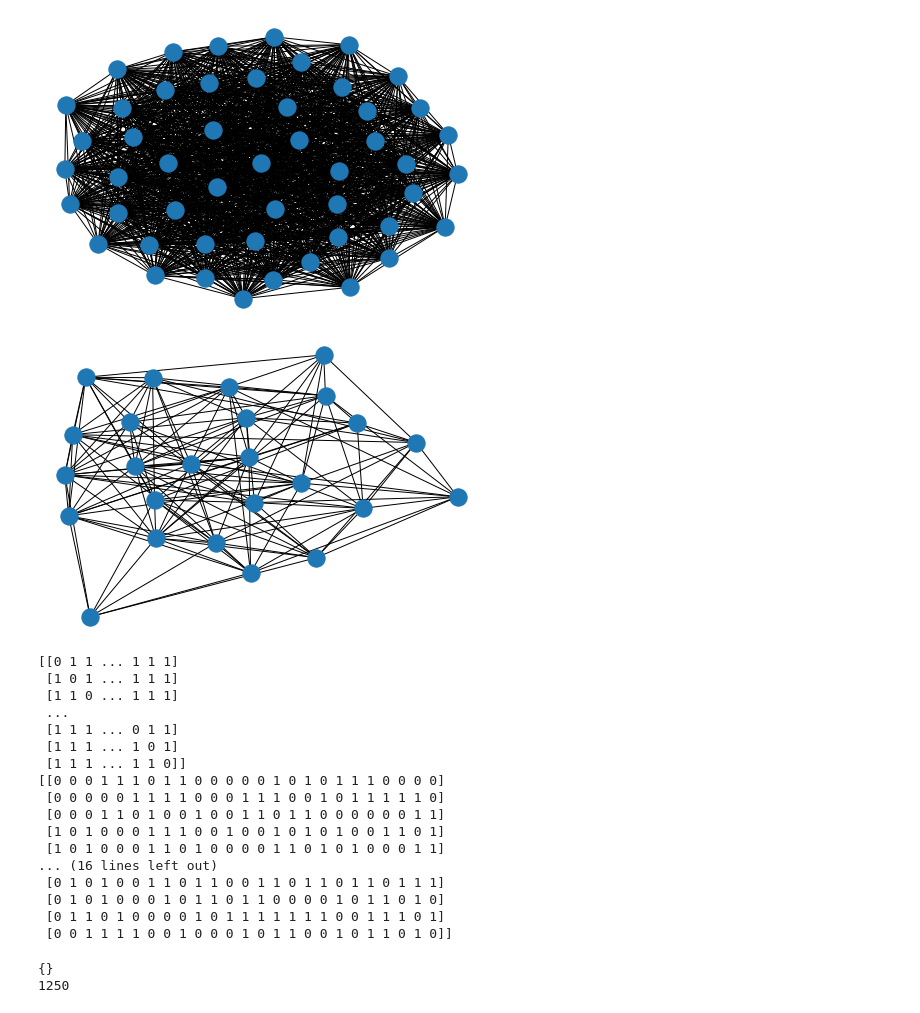
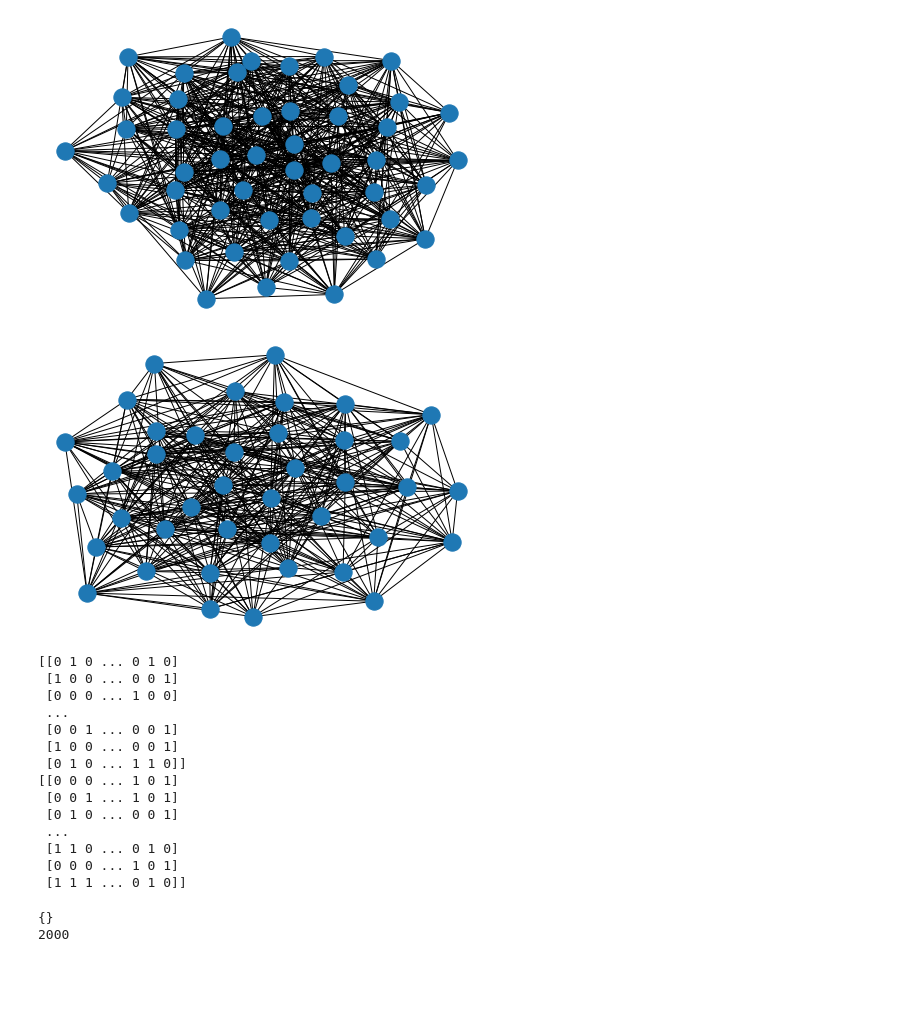
Before and after one commit to rajeshkpandey/AWESOME-FER, a Jupyter notebook: Epidemics_ABM.ipynb, the cells around one changed output. Saved outputs shown, nothing was run; the diff lists cells and outputs as text; code cells hidden in the pictures; blank space fills up the shorter version.

```diff
--- a/Epidemics_ABM.ipynb
+++ b/Epidemics_ABM.ipynb
@@ -3,36 +3,36 @@
 # %%
 #Erdos-Renyi Graph in Networkx
 import random
 import copy
 from networkx import nx
 import matplotlib.pyplot as plt
 
 N = 50  # 50 Indian Cities
-K = 25000  # 400000 Agents(people under influence)
+K = 10000  # 10000 Agents(people under observation on SIR modeling)
 #M = 30  # 30 Edges
-NN = 25 # 50 nodes contact network of Cities
+NN = 40 # 50 nodes contact network of Cities
 
 
 #Graph = nx.gnm_random_graph(N, M)
 
-P = 1 #Probabibilty for Node Connection in random graph
+P = .5 #Probabibilty for Node Connection in random graph
 PP = .5
 Graph = nx.erdos_renyi_graph(N,P) # Use Networkx to generate a random graph of N nodes being connected with probability P.
 GraphN = nx.erdos_renyi_graph(NN,PP)
 
 
 # some network properties
 #print("the adjacency list")
 #for line in nx.generate_adjlist(Graph):
 #    print(line)
 
 nx.draw(Graph)
 plt.show()
 nx.draw(GraphN)
 plt.show()
 # %% [output]
-[figure, old version]
+[figure, new version]
-[figure, old version]
+[figure, new version]
 # %%
 #!jupyter notebook --generate-config
 # %%
@@ -49,23 +49,20 @@ Adjacency_matrixN = AN.todense()
 print(Adjacency_matrix)
 print(Adjacency_matrixN)
 # %% [output]
-[[0 1 1 ... 1 1 1]
- [1 0 1 ... 1 1 1]
- [1 1 0 ... 1 1 1]
+[[0 1 0 ... 0 1 0]
+ [1 0 0 ... 0 0 1]
+ [0 0 0 ... 1 0 0]
  ...
- [1 1 1 ... 0 1 1]
- [1 1 1 ... 1 0 1]
- [1 1 1 ... 1 1 0]]
-[[0 0 0 1 1 1 0 1 1 0 0 0 0 0 1 0 1 0 1 1 1 0 0 0 0]
- [0 0 0 0 0 1 1 1 1 0 0 0 1 1 1 0 0 1 0 1 1 1 1 1 0]
- [0 0 0 1 1 0 1 0 0 1 0 0 1 1 0 1 1 0 0 0 0 0 0 1 1]
- [1 0 1 0 0 0 1 1 1 0 0 1 0 0 1 0 1 0 1 0 0 1 1 0 1]
- [1 0 1 0 0 0 1 1 0 1 0 0 0 0 1 1 0 1 0 1 0 0 0 1 1]
-... (16 lines left out)
- [0 1 0 1 0 0 1 1 0 1 1 0 0 1 1 0 1 1 0 1 1 0 1 1 1]
- [0 1 0 1 0 0 0 1 0 1 1 0 1 1 0 0 0 0 1 0 1 1 0 1 0]
- [0 1 1 0 1 0 0 0 0 1 0 1 1 1 1 1 1 1 0 0 1 1 1 0 1]
- [0 0 1 1 1 1 0 0 1 0 0 0 1 0 1 1 0 0 1 0 1 1 0 1 0]]
+ [0 0 1 ... 0 0 1]
+ [1 0 0 ... 0 0 1]
+ [0 1 0 ... 1 1 0]]
+[[0 0 0 ... 1 0 1]
+ [0 0 1 ... 1 0 1]
+ [0 1 0 ... 0 0 1]
+ ...
+ [1 1 0 ... 0 1 0]
+ [0 0 0 ... 1 0 1]
+ [1 1 1 ... 0 1 0]]
 # %%
 #Empty Node Dictionary [ A Dictionary consisting list of agent states on Graph Nodes]
 Node = {}
@@ -77,7 +74,7 @@ for i in range(N):
 print(len(Node))
 # %% [output]
 {}
-1250
+2000
 # %%
 #Adding Viral_Index Randomly
 for i in range(N):
```
Also changed, not shown: parts of 5 cells of this notebook.
